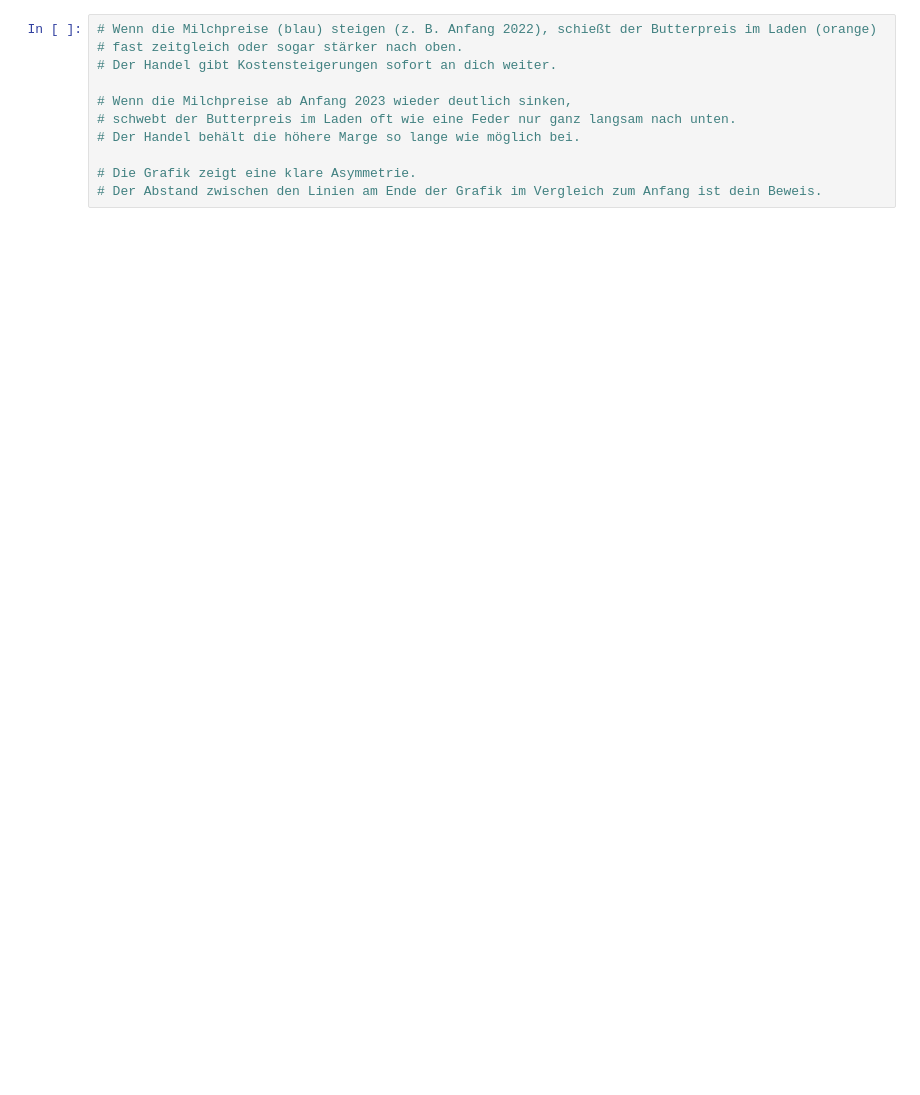
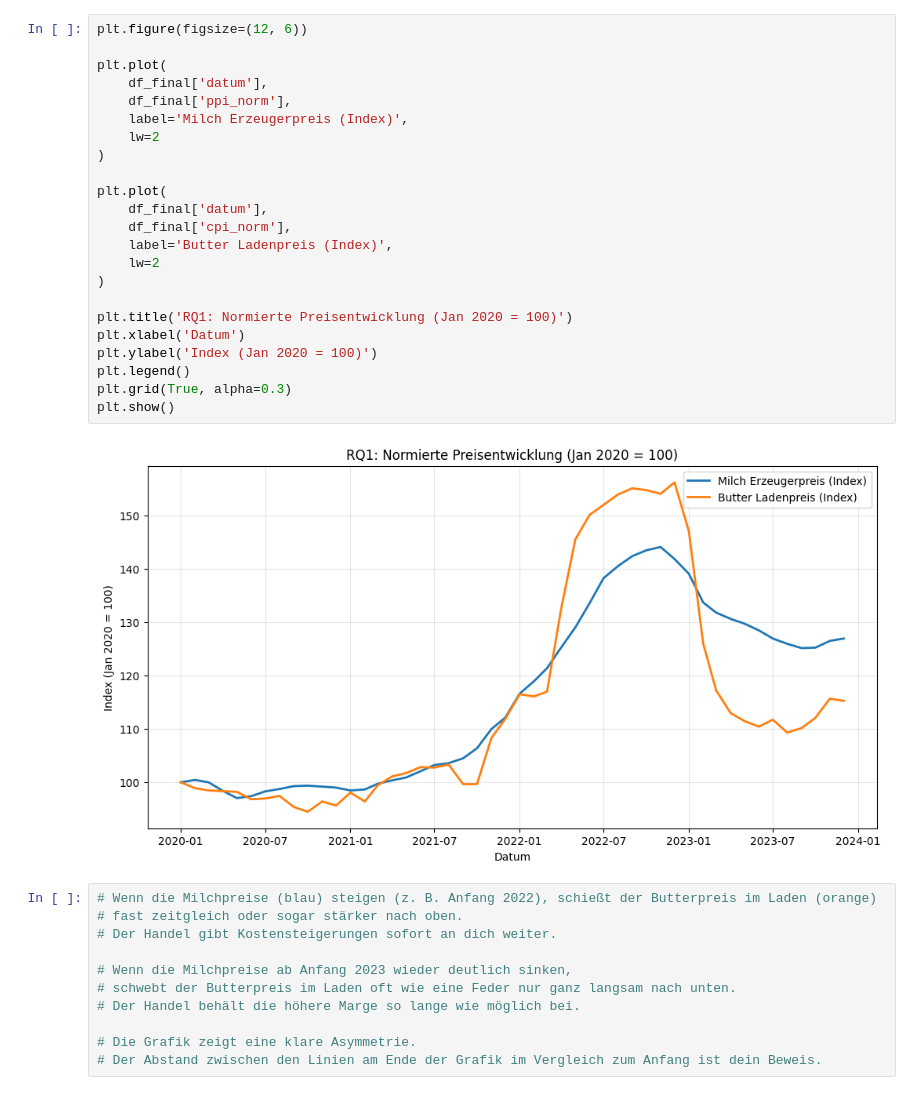
Before and after one commit to ceydadutbjk-commits/DataScienceProject, a Jupyter notebook: inflation_project/raw_data/analyse_milch_butter.ipynb, the cells around one changed output. Drawn from its saved outputs; the diff is of its cells as text; blank space fills up the shorter version.

```diff
--- a/inflation_project/raw_data/analyse_milch_butter.ipynb
+++ b/inflation_project/raw_data/analyse_milch_butter.ipynb
@@ -173,3 +201,28 @@ Muster: Keine überproportionale Preissteigerung im Laden messbar.
+# %%
+plt.figure(figsize=(12, 6))
+
+plt.plot(
+    df_final['datum'],
+    df_final['ppi_norm'],
+    label='Milch Erzeugerpreis (Index)',
+    lw=2
+)
+
+plt.plot(
+    df_final['datum'],
+    df_final['cpi_norm'],
+    label='Butter Ladenpreis (Index)',
+    lw=2
+)
+
+plt.title('RQ1: Normierte Preisentwicklung (Jan 2020 = 100)')
+plt.xlabel('Datum')
+plt.ylabel('Index (Jan 2020 = 100)')
+plt.legend()
+plt.grid(True, alpha=0.3)
+plt.show()
+# %% [output]
+[figure, added]
 # %%
 # Wenn die Milchpreise (blau) steigen (z. B. Anfang 2022), schießt der Butterpreis im Laden (orange)
 # fast zeitgleich oder sogar stärker nach oben.
```
Also changed, not shown: parts of 8 cells of this notebook, 4 other files.
